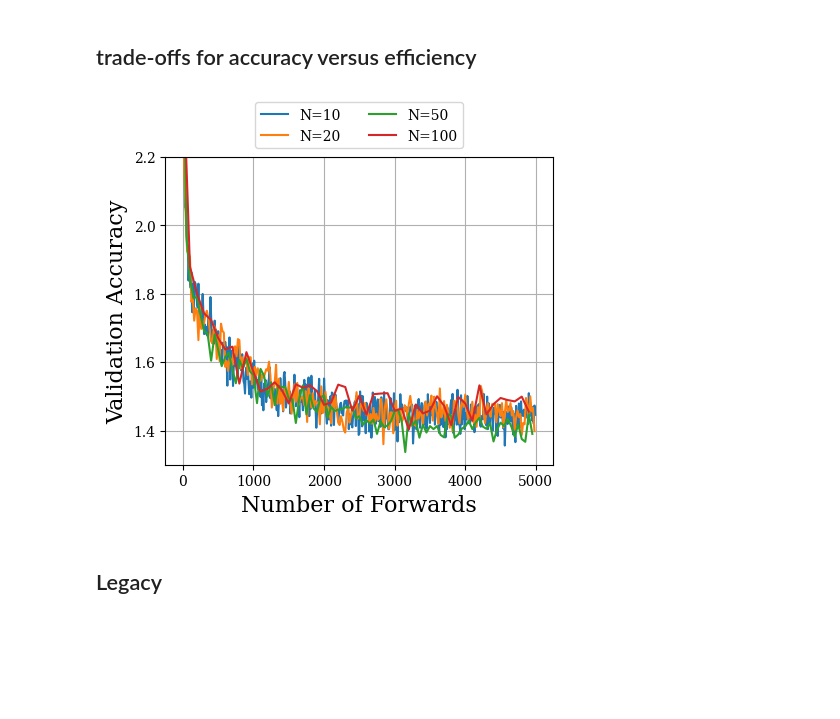
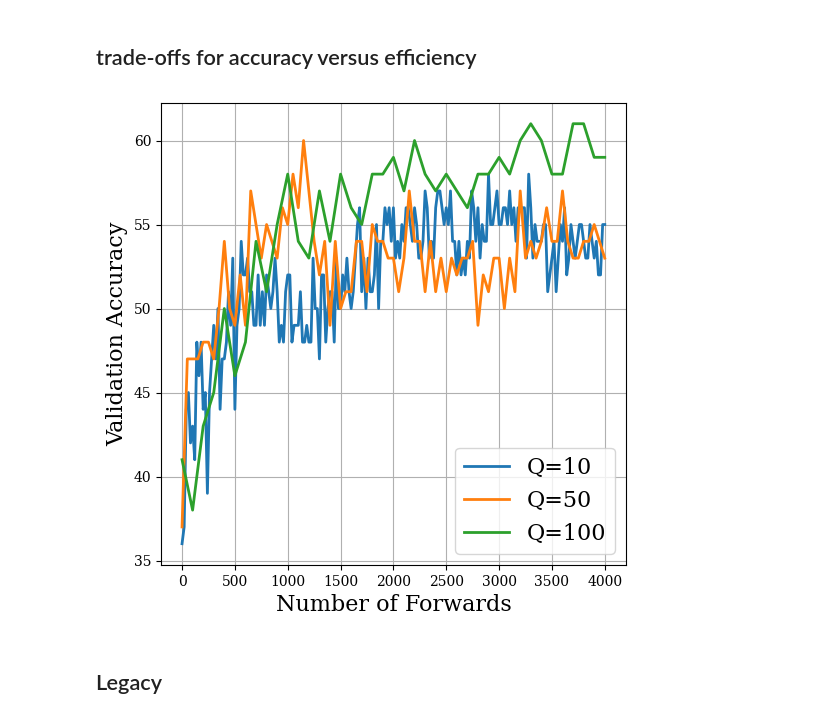
Before and after one commit to olokevin/tiny-training, a Jupyter notebook: test.ipynb, the cells around one changed output. Cells and saved outputs as stored; diff of their text form; code cells hidden in the pictures; blank space fills up the shorter version.

Commit message:
update plot

```diff
--- a/test.ipynb
+++ b/test.ipynb
@@ -252,6 +252,9 @@ fig.savefig('figures/abla_loss_recipe.pdf', format='pdf', bbox_inches='tight')
 
 test_loss_dict = dict()
 forwards_dict = dict()
+
+# func = get_train_loss
+func = extract_val_top1
 
 # name = 'N=2'
 # log_file_path = '/home/yequan_zhao/Project/Edge/tiny-training/algorithm/runs/dataset/mcunet-5fps/ZO/20240909-222045-3054993/exp.log'
@@ -259,68 +262,72 @@ forwards_dict = dict()
 # forwards_dict[name] = [epoch * 2 for epoch in epoch_list]
 # test_loss_dict[name] = train_loss
 
-name = 'N=10'
-log_file_path = '/home/yequan_zhao/Project/Edge/tiny-training/algorithm/runs/dataset/mcunet-5fps/ZO/20250124-024104-2562599/exp.log'
-epoch_list, train_loss = get_train_loss(log_file_path)
-forwards_dict[name] = [epoch * 10 for epoch in epoch_list]
-test_loss_dict[name] = train_loss
+# name = 'N=10'
+# log_file_path = '/home/yequan_zhao/Project/Edge/tiny-training/algorithm/runs/dataset/mcunet-5fps/ZO/20250124-024104-2562599/exp.log'
+# epoch_list, train_loss = func(log_file_path)
+# forwards_dict[name] = [epoch * 10 for epoch in epoch_list]
+# test_loss_dict[name] = train_loss
+# # test_loss_dict[name] = [loss-7 for loss in train_loss]
 
-name = 'N=20'
+name = 'Q=10'
 log_file_path = '/home/yequan_zhao/Project/Edge/tiny-training/algorithm/runs/dataset/mcunet-5fps/ZO/20250124-024048-2561667/exp.log'
-epoch_list, train_loss = get_train_loss(log_file_path)
+epoch_list, train_loss = func(log_file_path)
 forwards_dict[name] = [epoch * 20 for epoch in epoch_list]
 test_loss_dict[name] = train_loss
 
-name = 'N=50'
+name = 'Q=50'
 log_file_path = '/home/yequan_zhao/Project/Edge/tiny-training/algorithm/runs/dataset/mcunet-5fps/ZO/20250124-024031-2560805/exp.log'
-epoch_list, train_loss = get_train_loss(log_file_path)
+epoch_list, train_loss = func(log_file_path)
 forwards_dict[name] = [epoch * 50 for epoch in epoch_list]
 test_loss_dict[name] = train_loss
 
-name = 'N=100'
+name = 'Q=100'
 log_file_path = '/home/yequan_zhao/Project/Edge/tiny-training/algorithm/runs/dataset/mcunet-5fps/ZO/20250124-024012-2559924/exp.log'
-epoch_list, train_loss = get_train_loss(log_file_path)
+epoch_list, train_loss = func(log_file_path)
 forwards_dict[name] = [epoch * 100 for epoch in epoch_list]
 test_loss_dict[name] = train_loss
 
-fig, axs = plt.subplots(1, 1, figsize=(5, 4))
+fig, axs = plt.subplots(1, 1, figsize=(6, 6))
 for name, test_loss_list in test_loss_dict.items():
     forwards_list = forwards_dict[name]
-    axs.plot(forwards_list, test_loss_list, label=name, linewidth=1.5)
+    forwards_list = [forward for forward in forwards_list if forward <= 4000]
+    test_loss_list = test_loss_list[:len(forwards_list)]
+    axs.plot(forwards_list, test_loss_list, label=name, linewidth=2)
     # if name == 'Ours':
     #     marker = 'o'
     # elif 'Model' in name:
     #     marker = None
     # elif 'Layer' in name:
     #     marker = 'o'
 
     # if name == 'Ours':
     #     color = 'black'
     #     linestyle = 'solid'
     # elif 'WP' in name:
     #     color = 'r'
     #     linestyle = 'dashdot'
     # elif 'NP' in name:
     #     color = 'b'
     #     linestyle = 'dashed'
     # axs.plot(forwards_list, test_loss_list, label=name, linestyle=linestyle, color=color, marker=marker, markersize=3, linewidth=2)
 
 
 axs.set_xlabel('Number of Forwards', fontsize=16)
+# axs.set_ylabel('Training Loss', fontsize=16)
 axs.set_ylabel('Validation Accuracy', fontsize=16)
 # axs.set_xlim(left=4)
-axs.set_ylim(1.3, 2.2)
+# axs.set_ylim(1.3, 2.0)
 # axs.set_xlim(4, max(epochs))
 # plt.title('Train Loss vs Epoch')
 axs.grid(True)
-# axs.legend(loc='upper right', fontsize=10)
-axs.legend(bbox_to_anchor=(0.5, 1.2), loc='upper center', fontsize=10, ncol=2)
+axs.legend(loc='lower right', fontsize=16)
+# axs.legend(bbox_to_anchor=(0.5, 1.1), loc='upper center', fontsize=10, ncol=3)
 
 # plt.tight_layout()
 plt.show()
-fig.savefig('figures/abla_loss_recipe.pdf', format='pdf', bbox_inches='tight')
+fig.savefig('figures/accu_efficiency.pdf', format='pdf', bbox_inches='tight')
 # %% [output]
-[figure, old version]
+[figure, new version]
 # %% [markdown]
 ## Legacy
 # %%
```
Also changed, not shown: 2 other files.
